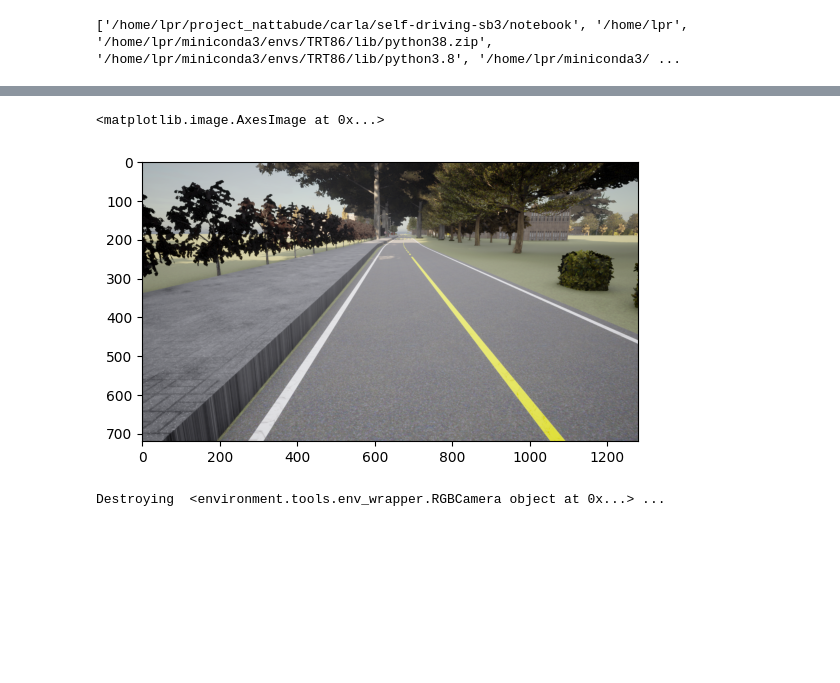
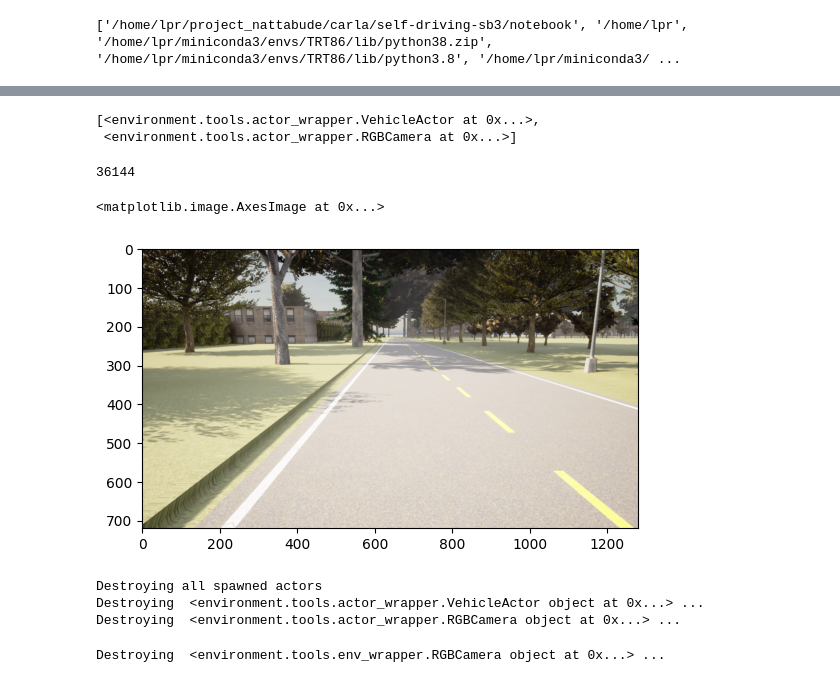
Before and after one commit to PoohNB/self-driving-sb3, a Jupyter notebook: notebook/playing_notbook.ipynb, the cells around one changed output, grey strips where cells are left out. Drawn from its saved outputs; the diff is of its cells as text; code cells hidden in the pictures; blank space fills up the shorter version.

```diff
--- a/notebook/playing_notbook.ipynb
+++ b/notebook/playing_notbook.ipynb
@@ -39,0 +119,4 @@ car = world.spawn_actor(bp_car, car_spawnponts[0])
+# %%
+from config.env.camera import front_cam,spectator_cam
+from environment.tools.actor_wrapper import *
+world = World('localhost',2000,0.2)
@@ -45,0 +136,5 @@ image=cam1.get_image()
+# %%
+world.actor_list
+# %% [output]
+[<environment.tools.actor_wrapper.VehicleActor at 0x...>,
+ <environment.tools.actor_wrapper.RGBCamera at 0x...>]
@@ -45,0 +143,4 @@ image=cam1.get_image()
+# %%
+world.tick()
+# %% [output]
+36144
@@ -46,8 +150,16 @@ image=cam1.get_image()
+# %%
+images = world.get_all_obs()
 # %%
-plt.imshow(image)
+plt.imshow(images[0])
 # %% [output]
 <matplotlib.image.AxesImage at 0x...>
-[figure, old version]
+[figure, new version]
+# %%
+world.reset()
+# %% [output]
+Destroying all spawned actors
+Destroying  <environment.tools.actor_wrapper.VehicleActor object at 0x...> ...
+Destroying  <environment.tools.actor_wrapper.RGBCamera object at 0x...> ...
 # %%
 cam1.destroy()
 # %% [output]
```
Also changed, not shown: parts of 27 cells of this notebook, 15 other files.
